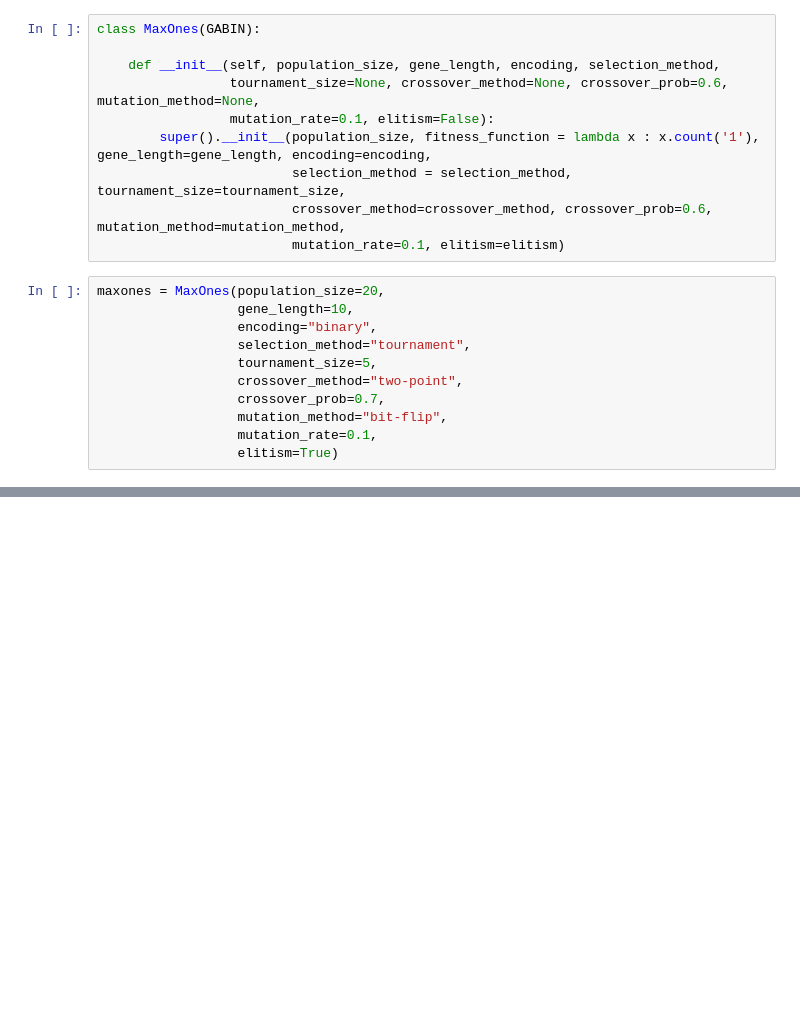
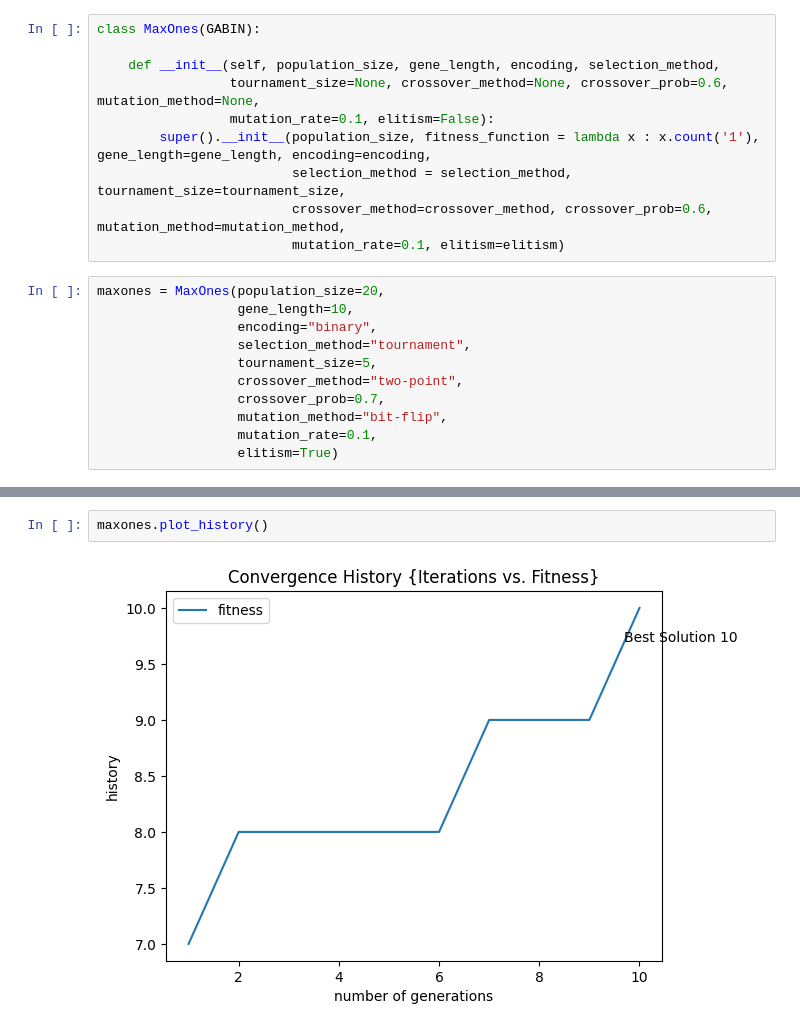
Before and after one commit to Aditya-Poli/EC312_GA, a Jupyter notebook: GA_KS.ipynb, the cells around one changed output, grey strips where cells are left out. Drawn from its saved outputs; the diff is of its cells as text; blank space fills up the shorter version.

```diff
--- a/GA_KS.ipynb
+++ b/GA_KS.ipynb
@@ -653,0 +672,4 @@ Generation 9: Best fitness: 10.0
+# %%
+maxones.plot_history()
+# %% [output]
+[figure, added]
```
Also changed, not shown: parts of 7 cells of this notebook.
